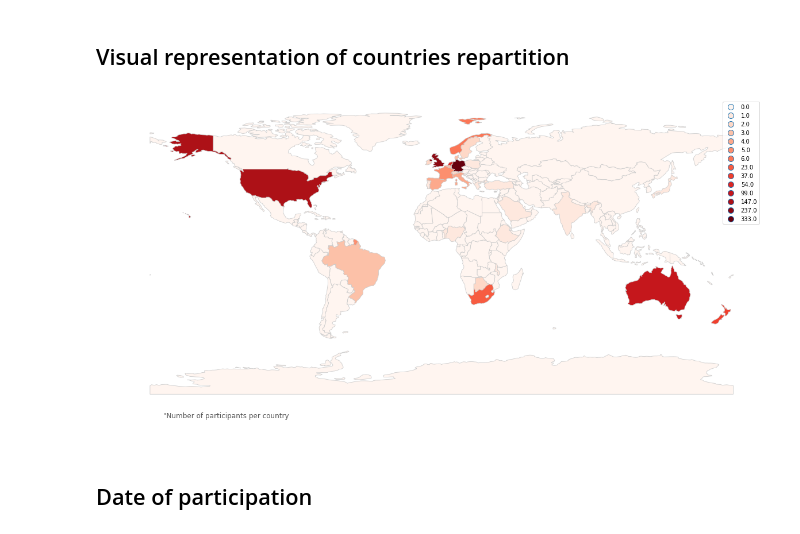
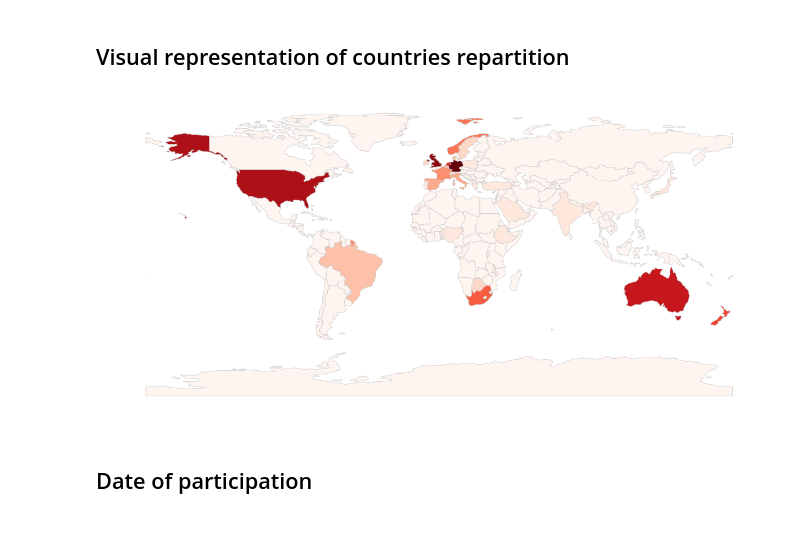
Before and after one commit to softwaresaved/international-survey, a Jupyter notebook: analysis/2018/1. Overview and sampling.ipynb, the cells around one changed output. Drawn from its saved outputs; the diff is of its cells as text; code cells hidden in the pictures.

```diff
--- a/analysis/2018/1. Overview and sampling.ipynb
+++ b/analysis/2018/1. Overview and sampling.ipynb
@@ -11,5 +13,3 @@ Alongside this information, it also subset the relevant participants for future
 %%capture
 # Import notebook containing the imports the functions and the dataset
 %run "./0. Imports and functions.ipynb"
-# %%
-plt.rcParams['figure.figsize'] = [20.0, 10.0]
@@ -18,3 +16,7 @@ plt.rcParams['figure.figsize'] = [20.0, 10.0]
+# %%
+get_ipython().magic('matplotlib inline')  # Activate that line to use in Jupyter
+matplotlib.rcParams['figure.figsize'] = (20.0, 10.0)
+plt.rcParams['figure.figsize'] = (20.0, 10.0)
 # %%
 # Loading dataset
 df =  pd.read_csv('./data/clean_merged.csv')
@@ -119,16 +125,16 @@ df_map['count_cat'] = pd.Categorical(df_map['count_cat'], categories=list_orderi
 df_map = df_map.sort_values(['count'])
 # %%
 fig, ax = plt.subplots(1)
-ax = df_map.plot(ax=ax, column='count', cmap='Reds', linewidth=0.8, edgecolor='0.8', legend=True, categorical=True)
+ax = df_map.plot(ax=ax, column='count', cmap='Reds', linewidth=0.8, edgecolor='0.8', legend=False, categorical=True)
 
 # Add the description
 description = """"Number of participants per country"""
-ax.annotate(description, xy=(0.1, .08), xycoords='figure fraction', horizontalalignment='left', verticalalignment='top', fontsize=12, color='#555555')
+#ax.annotate(description, xy=(0.1, .08), xycoords='figure fraction', horizontalalignment='left', verticalalignment='top', fontsize=12, color='#555555')
 # Remove axis
 ax.axis('off')
 plt.show();
 # %% [output]
-[figure, old version]
+[figure, new version]
 # %% [markdown]
 ## Date of participation
 # %%
```
Also changed, not shown: parts of 14 cells of this notebook, 4 other files.
